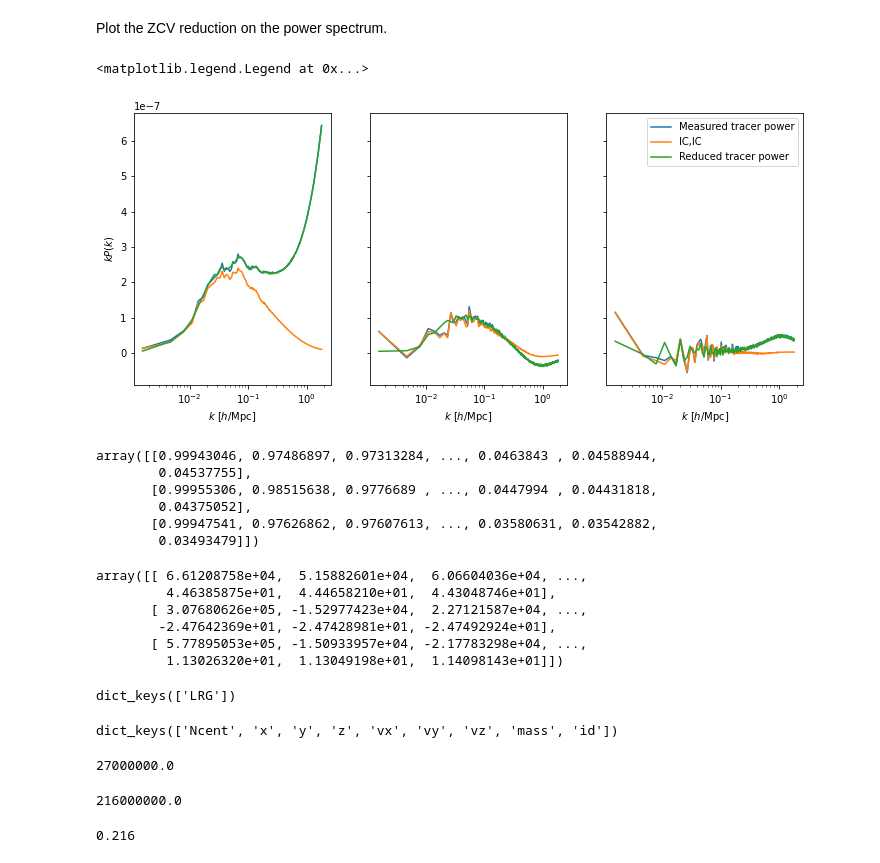
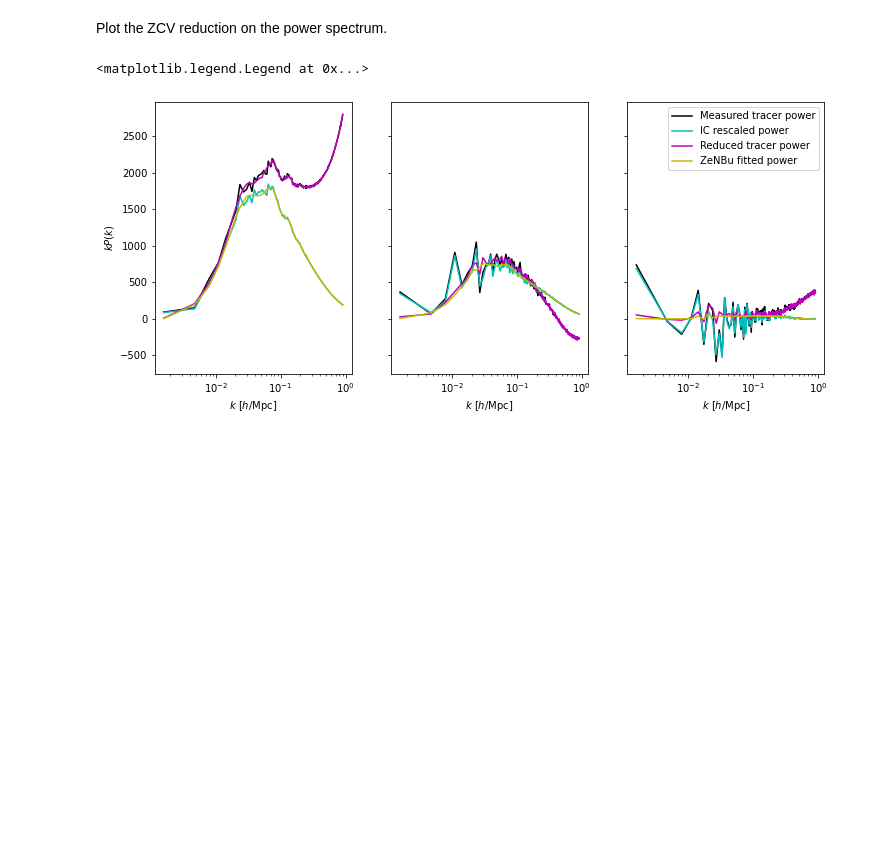
Before and after one commit to abacusorg/abacusutils, a Jupyter notebook: docs/tutorials/analysis/zcv.ipynb, the cells around one changed output. Drawn from its saved outputs; the diff is of its cells as text; code cells hidden in the pictures; blank space fills up the shorter version.

```diff
--- a/docs/tutorials/analysis/zcv.ipynb
+++ b/docs/tutorials/analysis/zcv.ipynb
@@ -43,10 +43,10 @@ import yaml
 from abacusnbody.hod.abacus_hod import AbacusHOD
 # %%
 # Whether to use the last computed tracer power spectra (saves time)
-load_presaved = True
+load_presaved = False
 # %%
 # Load the config file and parse in relevant parameters
-path2config = "config/lrg_hod_base_z0.500_nmesh1152.yaml"
+path2config = "config/lrg_hod_base_z0.500_nmesh576.yaml"
 
 # Read the parameters from the yaml file
 config = yaml.safe_load(open(path2config))
@@ -167,79 +179,42 @@ pk_zenbu = zcv_dict['Pk_ZD_ZD_ell_ZeNBu']
 Plot the ZCV reduction on the power spectrum.
 # %%
 # Set up the canvas
+cs = ['k', 'c', 'm', 'y']
 if want_rsd:
     figsize = (12, 5)
     n_ell = 3
 else:
     figsize = (6, 5)
     n_ell = 1
 f, ax = plt.subplots(1, n_ell, sharex=True, sharey=True, figsize=figsize)
 if not want_rsd:
     ax = [ax]
 
 # Loop over all multipoles
 for ell in range(n_ell):
 
     if want_rsd:
         pk_zz_ell = pk_zz[ell, :].flatten()
         pk_zenbu_ell = pk_zenbu[ell, :].flatten()
-        pk_tt_poles_ell = pk_tt_poles[0, ell, :]
+        pk_tt_poles_ell = pk_tt_poles[ell, :]
         pk_nn_betasmooth_ell = pk_nn_betasmooth[ell, :]
     else:
         pk_zz_ell = pk_zz.flatten()
         pk_zenbu_ell = pk_zenbu.flatten()
         pk_tt_poles_ell = pk_tt_poles.flatten()
         pk_nn_betasmooth_ell = pk_nn_betasmooth.flatten()
 
-    ax[ell].plot(k_binc, k_binc * pk_tt_poles_ell, label='Measured tracer power')
-    ax[ell].plot(k_binc, k_binc * pk_zz_ell, label='IC,IC')
-    ax[ell].plot(k_binc, k_binc * pk_nn_betasmooth_ell, label='Reduced tracer power')
-    #ax[ell].plot(k_binc, k_binc * pk_zenbu_ell, label='ZeNBu fitted power')
+    ax[ell].plot(k_binc, k_binc * pk_tt_poles_ell, c=cs[0], label='Measured tracer power')
+    ax[ell].plot(k_binc, k_binc * pk_zz_ell, c=cs[1], label='IC rescaled power')
+    ax[ell].plot(k_binc, k_binc * pk_nn_betasmooth_ell, c=cs[2], label='Reduced tracer power')
+    ax[ell].plot(k_binc, k_binc * pk_zenbu_ell, c=cs[3], label='ZeNBu fitted power')
 
     if ell == 0:
         ax[ell].set_ylabel(r"$k P(k)$")
     ax[ell].set_xlabel(r"$k \ [h/{\rm Mpc}]$")
 plt.xscale('log')
 plt.legend()
 # %% [output]
 <matplotlib.legend.Legend at 0x...>
-[figure, old version]
+[figure, new version]
-# %%
-zcv_dict['rho_tr_ZD']
-# %% [output]
-array([[0.99943046, 0.97486897, 0.97313284, ..., 0.0463843 , 0.04588944,
-        0.04537755],
-       [0.99955306, 0.98515638, 0.9776689 , ..., 0.0447994 , 0.04431818,
-        0.04375052],
-       [0.99947541, 0.97626862, 0.97607613, ..., 0.03580631, 0.03542882,
-        0.03493479]])
-# %%
-pk_zz
-# %% [output]
-array([[ 6.61208758e+04,  5.15882601e+04,  6.06604036e+04, ...,
-         4.46385875e+01,  4.44658210e+01,  4.43048746e+01],
-       [ 3.07680626e+05, -1.52977423e+04,  2.27121587e+04, ...,
-        -2.47642369e+01, -2.47428981e+01, -2.47492924e+01],
-       [ 5.77895053e+05, -1.50933957e+04, -2.17783298e+04, ...,
-         1.13026320e+01,  1.13049198e+01,  1.14098143e+01]])
-# %%
-mock_dict.keys()
-# %% [output]
-dict_keys(['LRG'])
-# %%
-mock_dict['LRG'].keys()
-# %% [output]
-dict_keys(['Ncent', 'x', 'y', 'z', 'vx', 'vy', 'vz', 'mass', 'id'])
-# %%
-9*3e6
-# %% [output]
-27000000.0
-# %%
-mock_dict['LRG']['x'].itemsize*27000000.0
-# %% [output]
-216000000.0
-# %%
-216000000.0/1.e9
-# %% [output]
-0.216
 # %%
```
Also changed, not shown: parts of 11 cells of this notebook, 4 other files.
